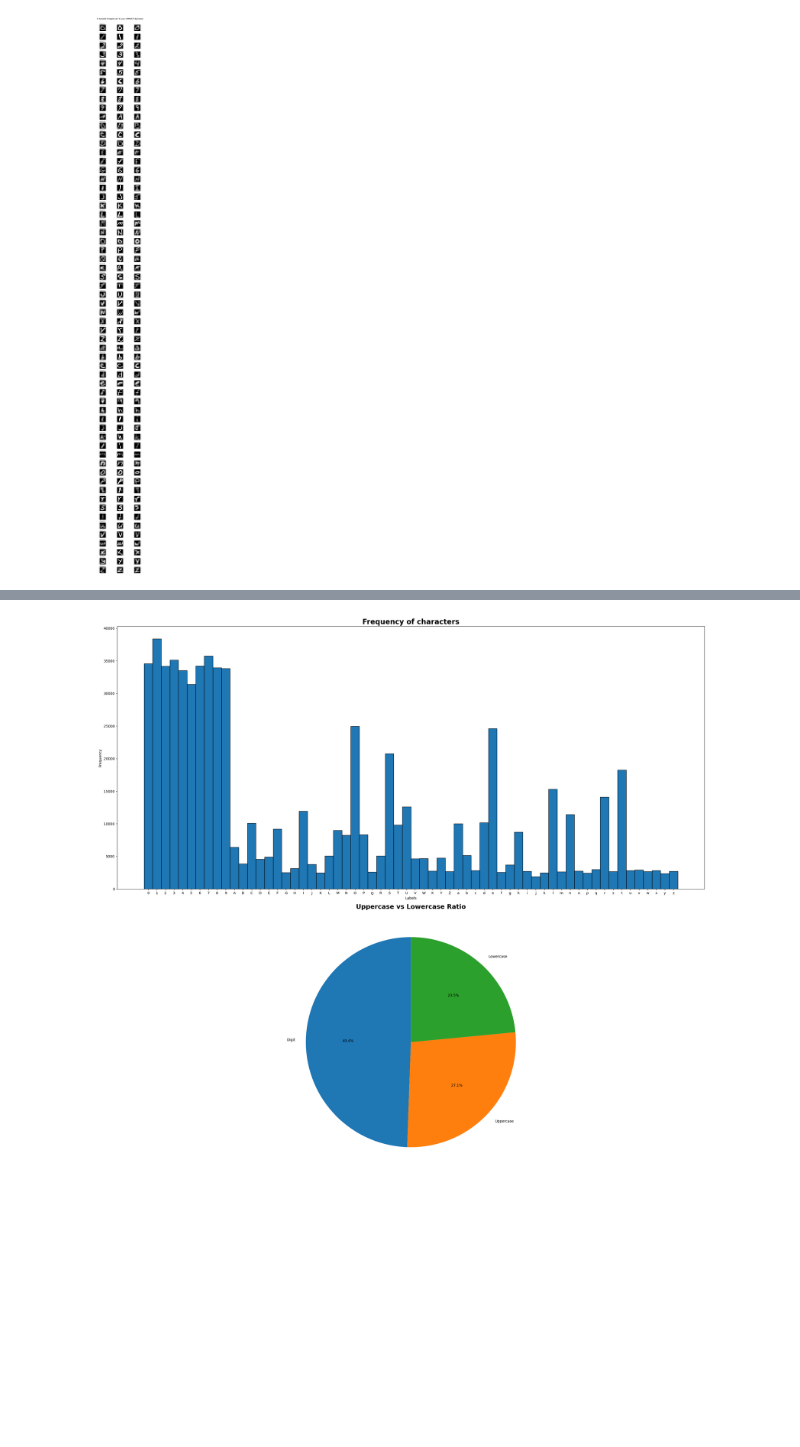
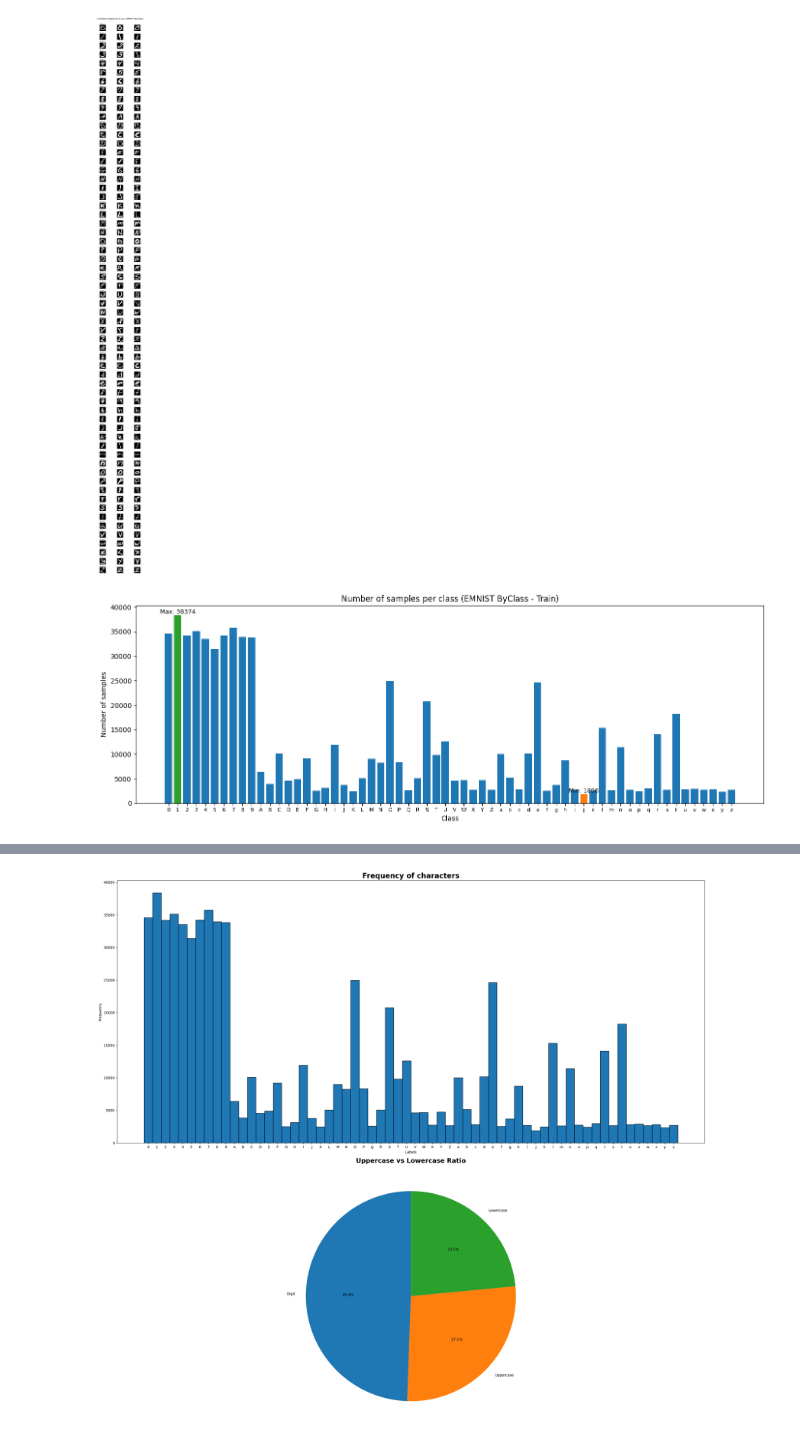
Before and after one commit to Minh1billion/emnist-byclass-regconition-image-processing-project, a Jupyter notebook: notebooks/01_eda.ipynb, the cells around one changed output, grey strips where cells are left out. Cells and saved outputs as stored; diff of their text form; code cells hidden in the pictures; blank space fills up the shorter version.

```diff
--- a/notebooks/01_eda.ipynb
+++ b/notebooks/01_eda.ipynb
@@ -81,3 +166,35 @@ plt.tight_layout()
 plt.show()
 # %% [output]
 [figure]
+# %%
+import numpy as np
+import matplotlib.pyplot as plt
+
+classes, counts = np.unique(train_labels, return_counts=True)
+
+min_idx = np.argmin(counts)
+max_idx = np.argmax(counts)
+
+plt.figure(figsize=(14, 5))
+
+plt.bar(classes, counts)
+plt.bar(classes[min_idx], counts[min_idx])
+plt.bar(classes[max_idx], counts[max_idx])
+
+plt.xticks(classes, [mapping[c] for c in classes], fontsize=8)
+plt.xlabel("Class")
+plt.ylabel("Number of samples")
+plt.title("Number of samples per class (EMNIST ByClass - Train)")
+
+plt.text(classes[min_idx], counts[min_idx],
+         f"Min: {counts[min_idx]}",
+         ha='center', va='bottom', fontsize=9)
+
+plt.text(classes[max_idx], counts[max_idx],
+         f"Max: {counts[max_idx]}",
+         ha='center', va='bottom', fontsize=9)
+
+plt.tight_layout()
+plt.show()
+# %% [output]
+[figure, added]
```
Also changed, not shown: parts of 5 cells of this notebook, 30 other files.
